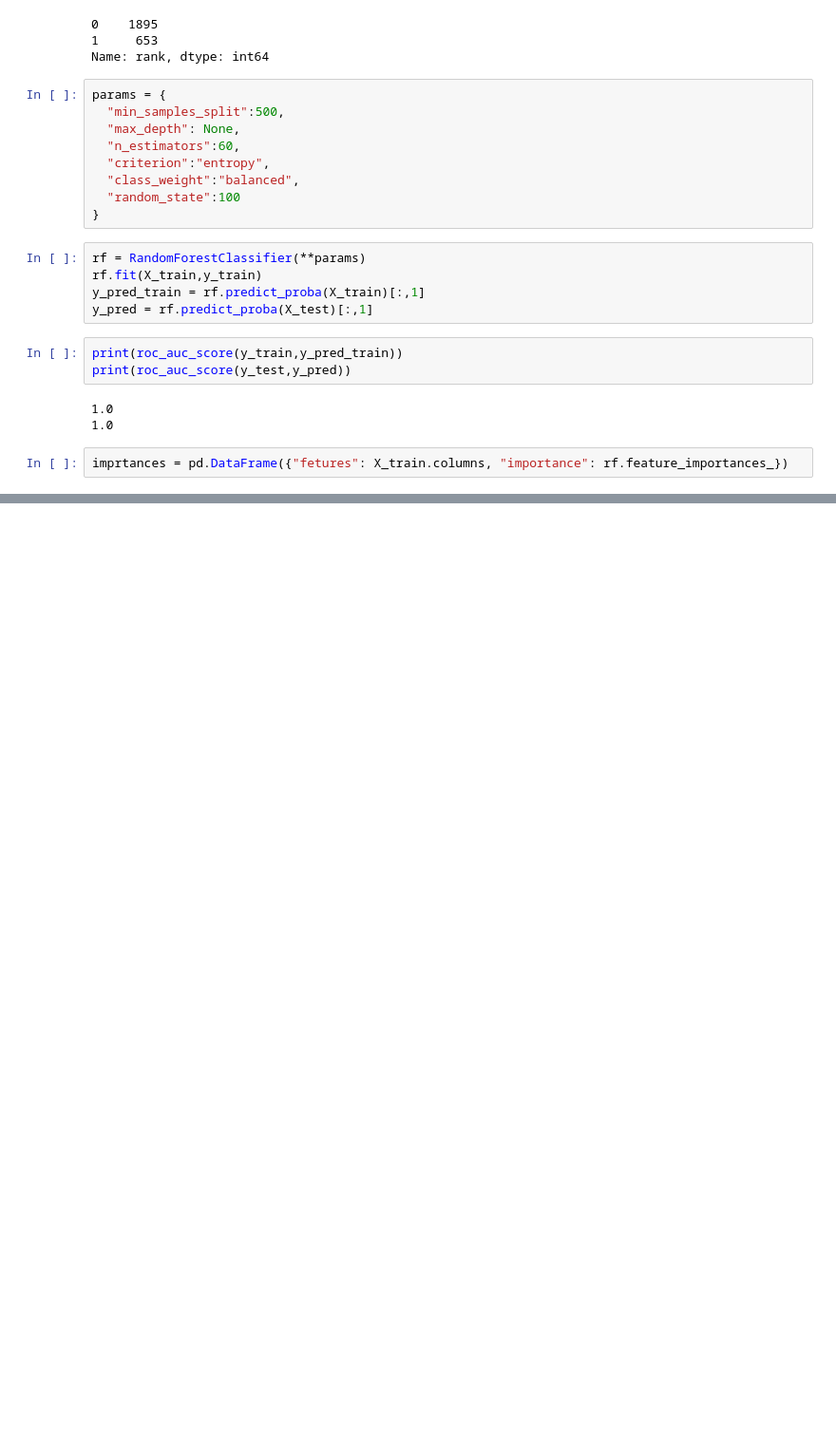
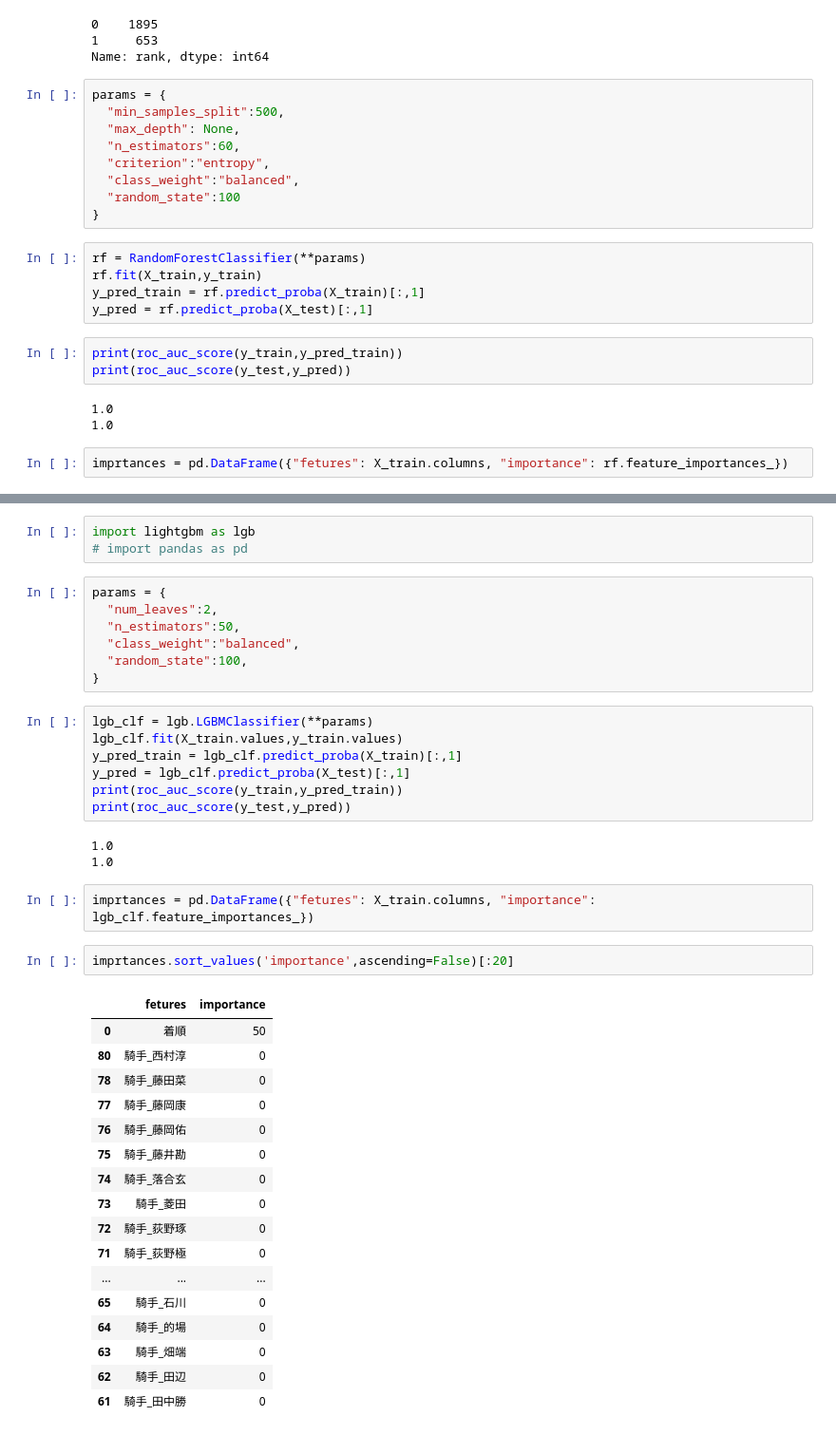
Before and after one commit to abe-masafumi/sklran-test, a Jupyter notebook: hourse_data/ランダムフォレスト.ipynb, the cells around one changed output, grey strips where cells are left out. Shown: that part at 95% size. Drawn from its saved outputs; the diff is of its cells as text; blank space fills up the shorter version.

```diff
--- a/hourse_data/ランダムフォレスト.ipynb
+++ b/hourse_data/ランダムフォレスト.ipynb
@@ -189,0 +186,42 @@ imprtances.sort_values('importance',ascending=False)
+# %%
+import lightgbm as lgb
+# import pandas as pd
+# %%
+params = {
+  "num_leaves":2,
+  "n_estimators":50,
+  "class_weight":"balanced",
+  "random_state":100,
+}
+# %%
+lgb_clf = lgb.LGBMClassifier(**params)
+lgb_clf.fit(X_train.values,y_train.values)
+y_pred_train = lgb_clf.predict_proba(X_train)[:,1]
+y_pred = lgb_clf.predict_proba(X_test)[:,1]
+print(roc_auc_score(y_train,y_pred_train))
+print(roc_auc_score(y_test,y_pred))
+# %% [output]
+1.0
+1.0
+# %%
+imprtances = pd.DataFrame({"fetures": X_train.columns, "importance": lgb_clf.feature_importances_})
+# %%
+imprtances.sort_values('importance',ascending=False)[:20]
+# %% [output]
+|  | fetures | importance |
+| 0 | 着順 | 50 |
+| 80 | 騎手_西村淳 | 0 |
+| 78 | 騎手_藤田菜 | 0 |
+| 77 | 騎手_藤岡康 | 0 |
+| 76 | 騎手_藤岡佑 | 0 |
+| 75 | 騎手_藤井勘 | 0 |
+| 74 | 騎手_落合玄 | 0 |
+| 73 | 騎手_菱田 | 0 |
+| 72 | 騎手_荻野琢 | 0 |
+| 71 | 騎手_荻野極 | 0 |
+| ... | ... | ... |
+| 65 | 騎手_石川 | 0 |
+| 64 | 騎手_的場 | 0 |
+| 63 | 騎手_畑端 | 0 |
+| 62 | 騎手_田辺 | 0 |
+| 61 | 騎手_田中勝 | 0 |
```
Also changed, not shown: parts of 3 cells of this notebook, 1 other file.
